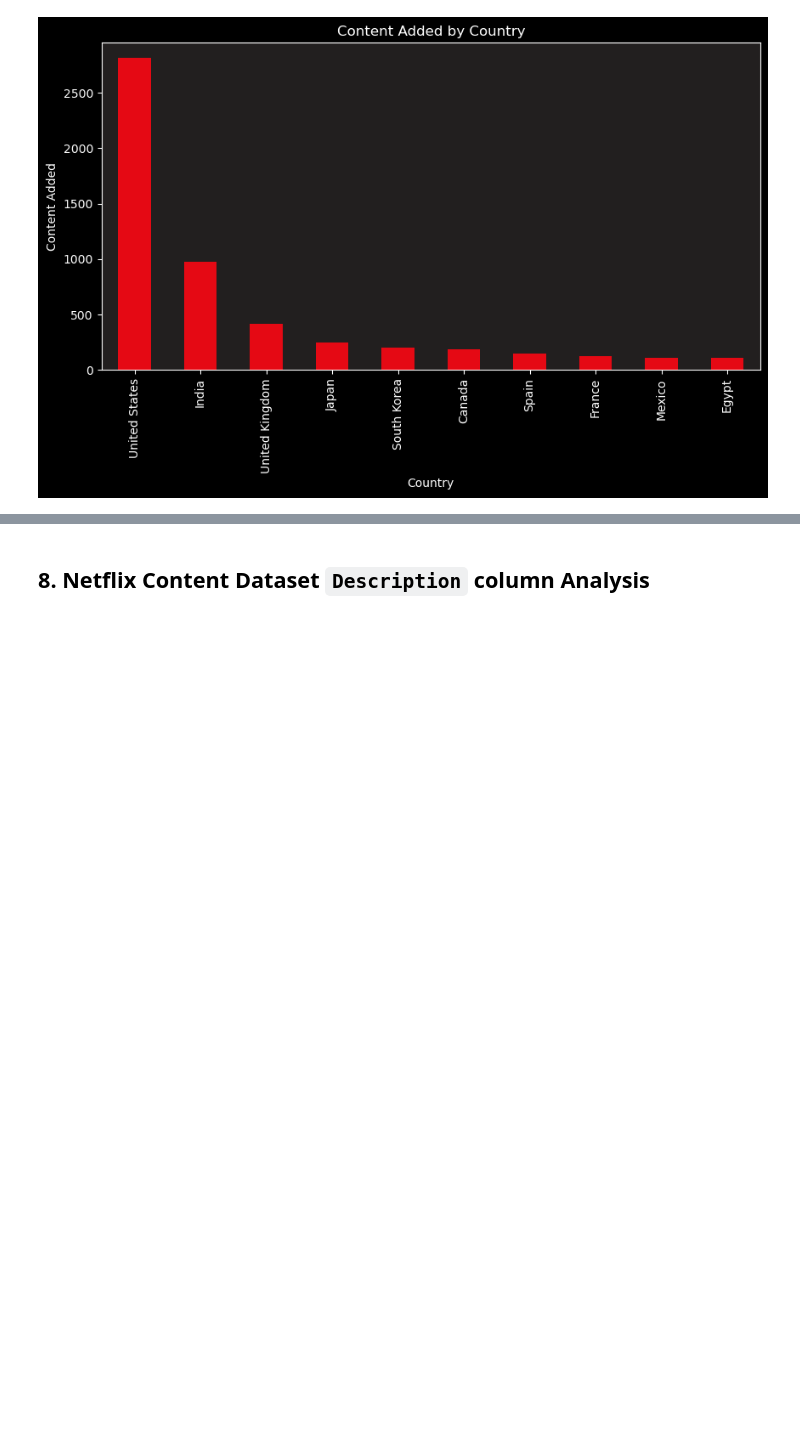
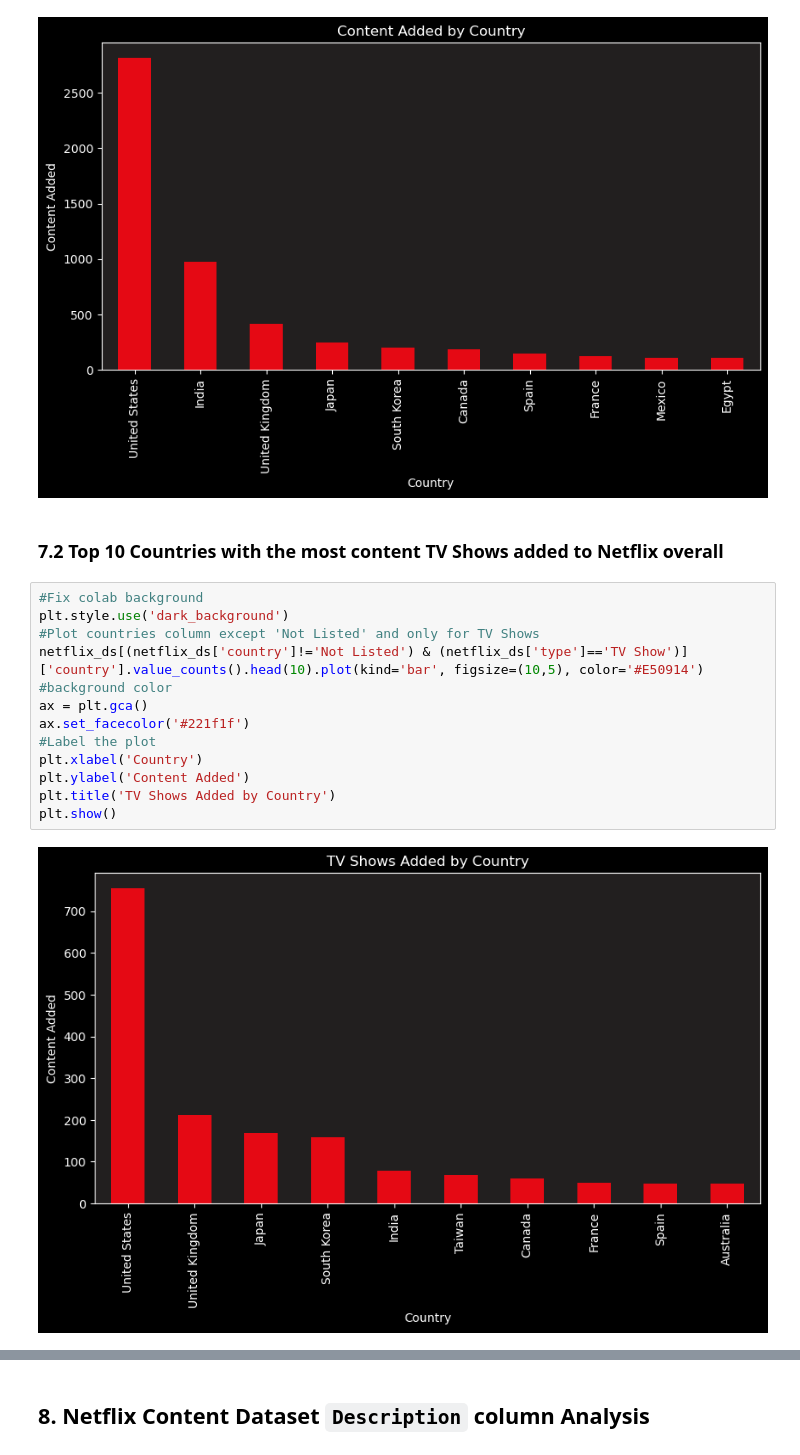
Before and after one commit to bhagirathbhard/Analysis-Netflix-Content-Library, a Jupyter notebook: A7-Netflix-Content-Analysis.ipynb, the cells around one changed output, grey strips where cells are left out. Drawn from its saved outputs; the diff is of its cells as text; blank space fills up the shorter version.

```diff
--- a/A7-Netflix-Content-Analysis.ipynb
+++ b/A7-Netflix-Content-Analysis.ipynb
@@ -1126,6 +950,23 @@ plt.title('Content Added by Country')
 plt.show()
 # %% [output]
 [figure]
+# %% [markdown]
+### 7.2 Top 10 Countries with the most content TV Shows added to Netflix overall
+# %%
+#Fix colab background
+plt.style.use('dark_background')
+#Plot countries column except 'Not Listed' and only for TV Shows
+netflix_ds[(netflix_ds['country']!='Not Listed') & (netflix_ds['type']=='TV Show')]['country'].value_counts().head(10).plot(kind='bar', figsize=(10,5), color='#E50914')
+#background color
+ax = plt.gca()
+ax.set_facecolor('#221f1f')
+#Label the plot
+plt.xlabel('Country')
+plt.ylabel('Content Added')
+plt.title('TV Shows Added by Country')
+plt.show()
+# %% [output]
+[figure, added]
 # %% [markdown]
 **Observations**
 
```
Also changed, not shown: parts of 107 cells of this notebook.
